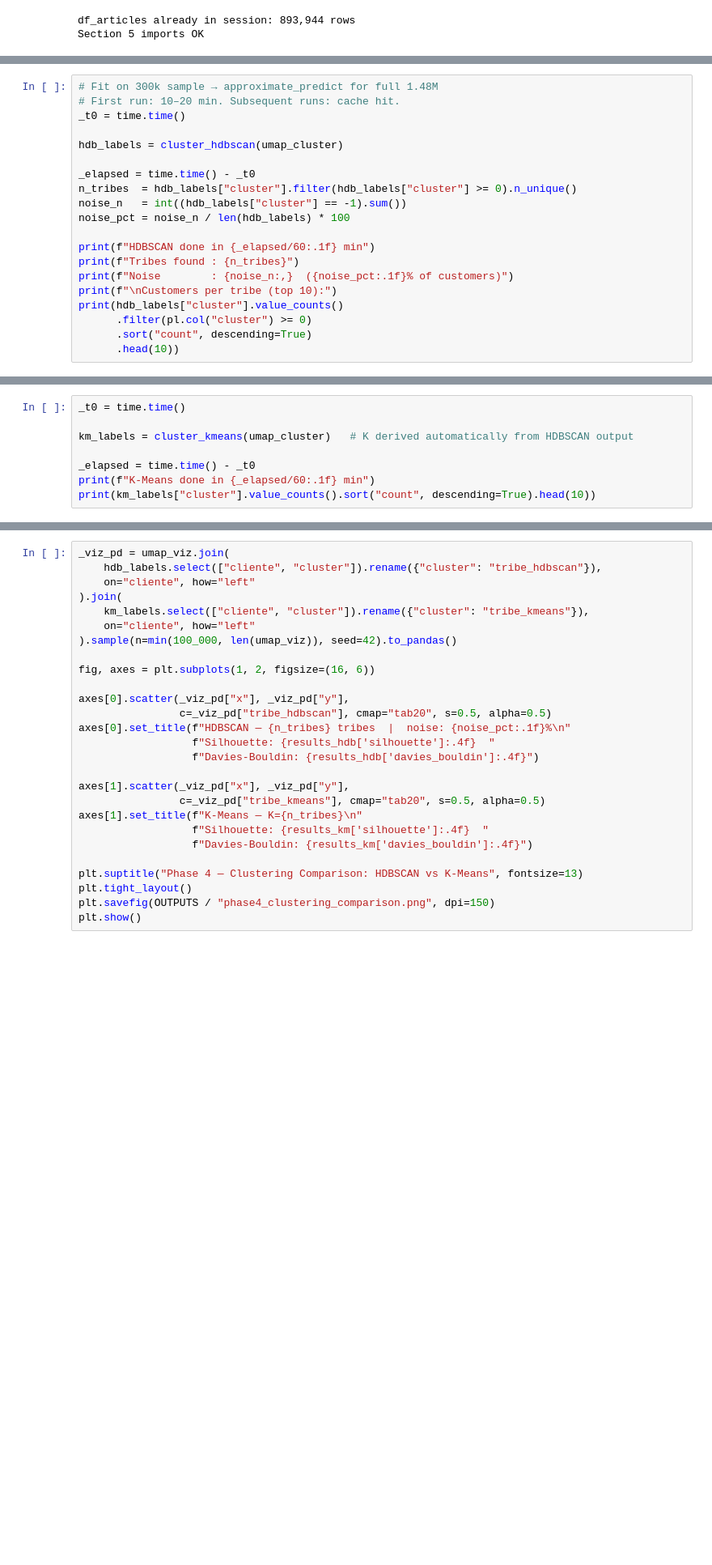
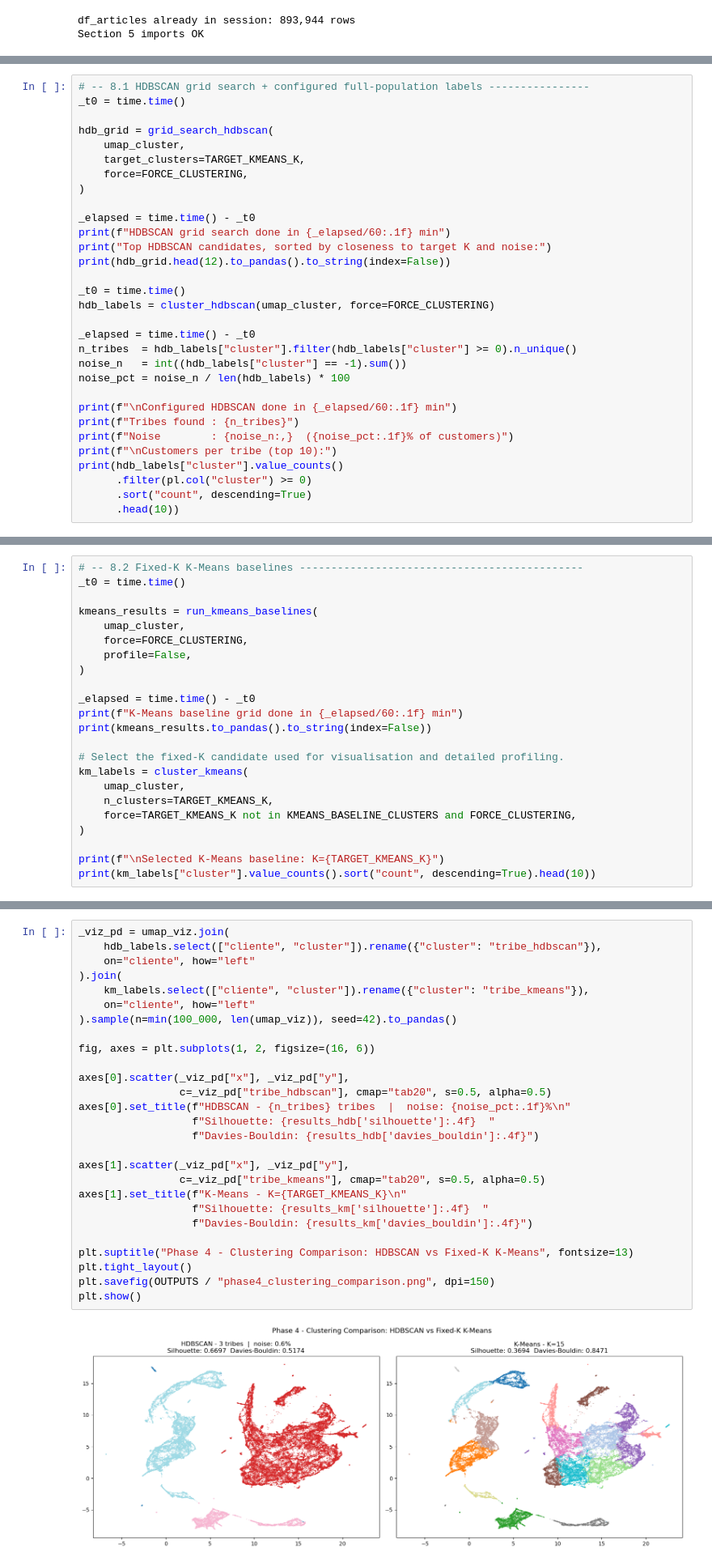
Before and after one commit to robsrot/carrefour_capstone, a Jupyter notebook: notebooks/03_ml_pipeline.ipynb, the cells around one changed output, grey strips where cells are left out. Shown at 81% size. Saved outputs shown, nothing was run; the diff lists cells and outputs as text; blank space fills up the shorter version.

```diff
--- a/notebooks/03_ml_pipeline.ipynb
+++ b/notebooks/03_ml_pipeline.ipynb
@@ -971,16 +976,27 @@ Methodology:
 # %%
-# Fit on 300k sample → approximate_predict for full 1.48M
-# First run: 10–20 min. Subsequent runs: cache hit.
+# -- 8.1 HDBSCAN grid search + configured full-population labels ----------------
 _t0 = time.time()
 
-hdb_labels = cluster_hdbscan(umap_cluster)
+hdb_grid = grid_search_hdbscan(
+    umap_cluster,
+    target_clusters=TARGET_KMEANS_K,
+    force=FORCE_CLUSTERING,
+)
+
+_elapsed = time.time() - _t0
+print(f"HDBSCAN grid search done in {_elapsed/60:.1f} min")
+print("Top HDBSCAN candidates, sorted by closeness to target K and noise:")
+print(hdb_grid.head(12).to_pandas().to_string(index=False))
+
+_t0 = time.time()
+hdb_labels = cluster_hdbscan(umap_cluster, force=FORCE_CLUSTERING)
 
 _elapsed = time.time() - _t0
 n_tribes  = hdb_labels["cluster"].filter(hdb_labels["cluster"] >= 0).n_unique()
 noise_n   = int((hdb_labels["cluster"] == -1).sum())
 noise_pct = noise_n / len(hdb_labels) * 100
 
-print(f"HDBSCAN done in {_elapsed/60:.1f} min")
+print(f"\nConfigured HDBSCAN done in {_elapsed/60:.1f} min")
 print(f"Tribes found : {n_tribes}")
 print(f"Noise        : {noise_n:,}  ({noise_pct:.1f}% of customers)")
 print(f"\nCustomers per tribe (top 10):")
@@ -1003,8 +1063,23 @@ The silhouette score and Davies-Bouldin index in Section 8.3 determine which met
 # %%
+# -- 8.2 Fixed-K K-Means baselines ---------------------------------------------
 _t0 = time.time()
 
-km_labels = cluster_kmeans(umap_cluster)   # K derived automatically from HDBSCAN output
+kmeans_results = run_kmeans_baselines(
+    umap_cluster,
+    force=FORCE_CLUSTERING,
+    profile=False,
+)
 
 _elapsed = time.time() - _t0
-print(f"K-Means done in {_elapsed/60:.1f} min")
+print(f"K-Means baseline grid done in {_elapsed/60:.1f} min")
+print(kmeans_results.to_pandas().to_string(index=False))
+
+# Select the fixed-K candidate used for visualisation and detailed profiling.
+km_labels = cluster_kmeans(
+    umap_cluster,
+    n_clusters=TARGET_KMEANS_K,
+    force=TARGET_KMEANS_K not in KMEANS_BASELINE_CLUSTERS and FORCE_CLUSTERING,
+)
+
+print(f"\nSelected K-Means baseline: K={TARGET_KMEANS_K}")
 print(km_labels["cluster"].value_counts().sort("count", descending=True).head(10))
@@ -1034,28 +1154,30 @@ Side-by-side scatter plots of HDBSCAN vs K-Means on the 2D UMAP coordinates, col
 # %%
 _viz_pd = umap_viz.join(
     hdb_labels.select(["cliente", "cluster"]).rename({"cluster": "tribe_hdbscan"}),
     on="cliente", how="left"
 ).join(
     km_labels.select(["cliente", "cluster"]).rename({"cluster": "tribe_kmeans"}),
     on="cliente", how="left"
 ).sample(n=min(100_000, len(umap_viz)), seed=42).to_pandas()
 
 fig, axes = plt.subplots(1, 2, figsize=(16, 6))
 
 axes[0].scatter(_viz_pd["x"], _viz_pd["y"],
                 c=_viz_pd["tribe_hdbscan"], cmap="tab20", s=0.5, alpha=0.5)
-axes[0].set_title(f"HDBSCAN — {n_tribes} tribes  |  noise: {noise_pct:.1f}%\n"
+axes[0].set_title(f"HDBSCAN - {n_tribes} tribes  |  noise: {noise_pct:.1f}%\n"
                   f"Silhouette: {results_hdb['silhouette']:.4f}  "
                   f"Davies-Bouldin: {results_hdb['davies_bouldin']:.4f}")
 
 axes[1].scatter(_viz_pd["x"], _viz_pd["y"],
                 c=_viz_pd["tribe_kmeans"], cmap="tab20", s=0.5, alpha=0.5)
-axes[1].set_title(f"K-Means — K={n_tribes}\n"
+axes[1].set_title(f"K-Means - K={TARGET_KMEANS_K}\n"
                   f"Silhouette: {results_km['silhouette']:.4f}  "
                   f"Davies-Bouldin: {results_km['davies_bouldin']:.4f}")
 
-plt.suptitle("Phase 4 — Clustering Comparison: HDBSCAN vs K-Means", fontsize=13)
+plt.suptitle("Phase 4 - Clustering Comparison: HDBSCAN vs Fixed-K K-Means", fontsize=13)
 plt.tight_layout()
 plt.savefig(OUTPUTS / "phase4_clustering_comparison.png", dpi=150)
 plt.show()
+# %% [output]
+[figure, added]
 # %% [markdown]
```
Also changed, not shown: parts of 52 cells of this notebook, 15 other files.
